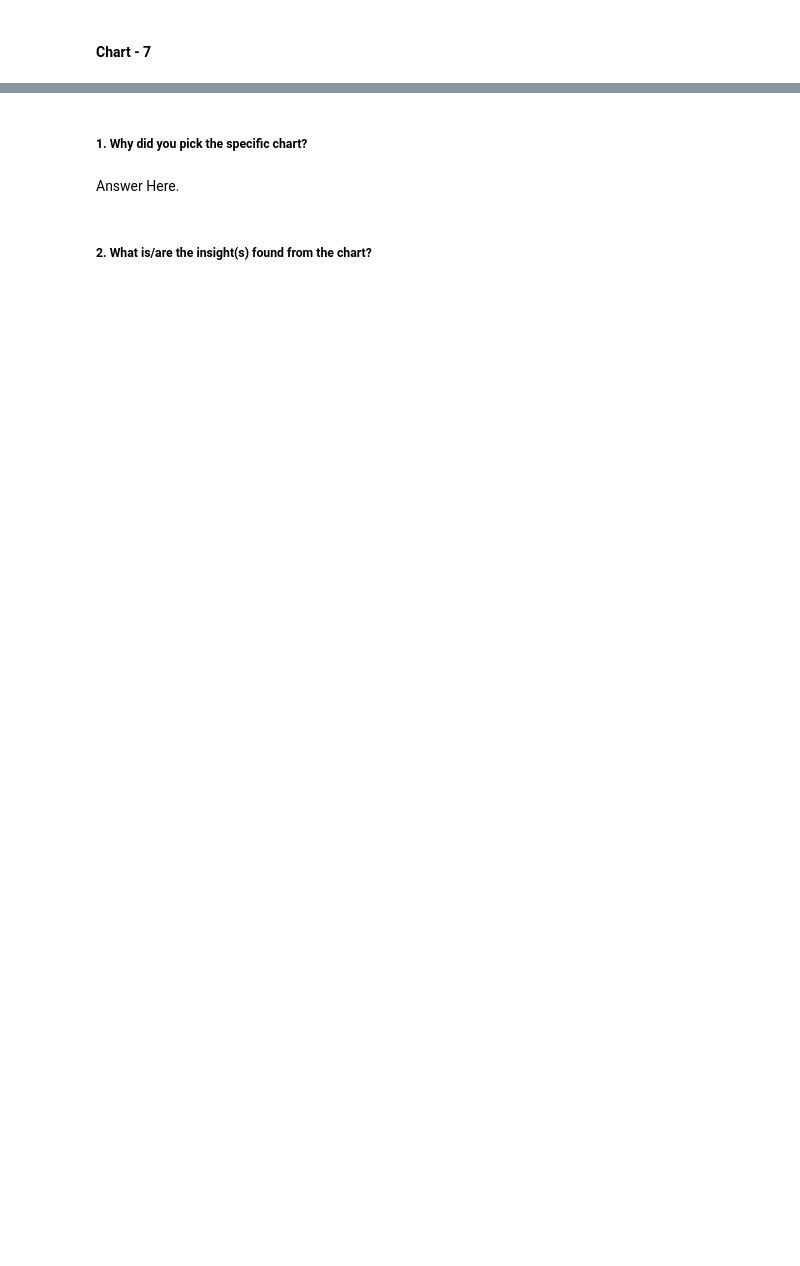
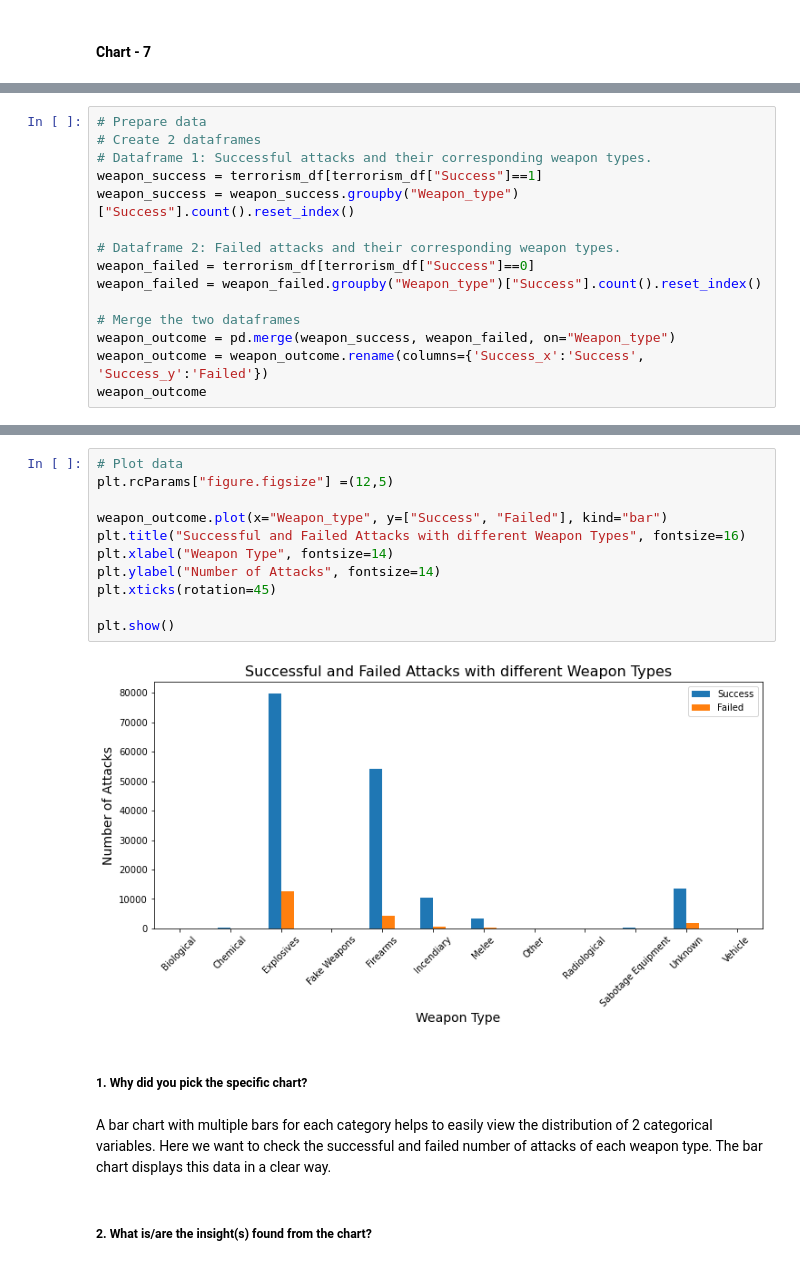
Before and after one commit to AimanSahay/Project-EDA_Global-Terrorism-Dataset, a Jupyter notebook: EDA_Global Terrorism Dataset.ipynb, the cells around one changed output, grey strips where cells are left out. Drawn from its saved outputs; the diff is of its cells as text; blank space fills up the shorter version.

```diff
--- a/EDA_Global Terrorism Dataset.ipynb
+++ b/EDA_Global Terrorism Dataset.ipynb
@@ -1135,0 +1087,15 @@ Answer Here
+# %%
+# Prepare data
+# Create 2 dataframes
+# Dataframe 1: Successful attacks and their corresponding weapon types.
+weapon_success = terrorism_df[terrorism_df["Success"]==1]
+weapon_success = weapon_success.groupby("Weapon_type")["Success"].count().reset_index()
+
+# Dataframe 2: Failed attacks and their corresponding weapon types.
+weapon_failed = terrorism_df[terrorism_df["Success"]==0]
+weapon_failed = weapon_failed.groupby("Weapon_type")["Success"].count().reset_index()
+
+# Merge the two dataframes
+weapon_outcome = pd.merge(weapon_success, weapon_failed, on="Weapon_type")
+weapon_outcome = weapon_outcome.rename(columns={'Success_x':'Success', 'Success_y':'Failed'})
+weapon_outcome
@@ -1136,6 +1116,19 @@ Answer Here
+# %%
+# Plot data
+plt.rcParams["figure.figsize"] =(12,5)
+
+weapon_outcome.plot(x="Weapon_type", y=["Success", "Failed"], kind="bar")
+plt.title("Successful and Failed Attacks with different Weapon Types", fontsize=16)
+plt.xlabel("Weapon Type", fontsize=14)
+plt.ylabel("Number of Attacks", fontsize=14)
+plt.xticks(rotation=45)
+
+plt.show()
+# %% [output]
+[figure, added]
 # %% [markdown]
 ##### 1. Why did you pick the specific chart?
-# %% [markdown]
-Answer Here.
+# %% [markdown]
+A bar chart with multiple bars for each category helps to easily view the distribution of 2 categorical variables. Here we want to check the successful and failed number of attacks of each weapon type. The bar chart displays this data in a clear way.
 # %% [markdown]
 ##### 2. What is/are the insight(s) found from the chart?
```
Also changed, not shown: parts of 191 cells of this notebook.
